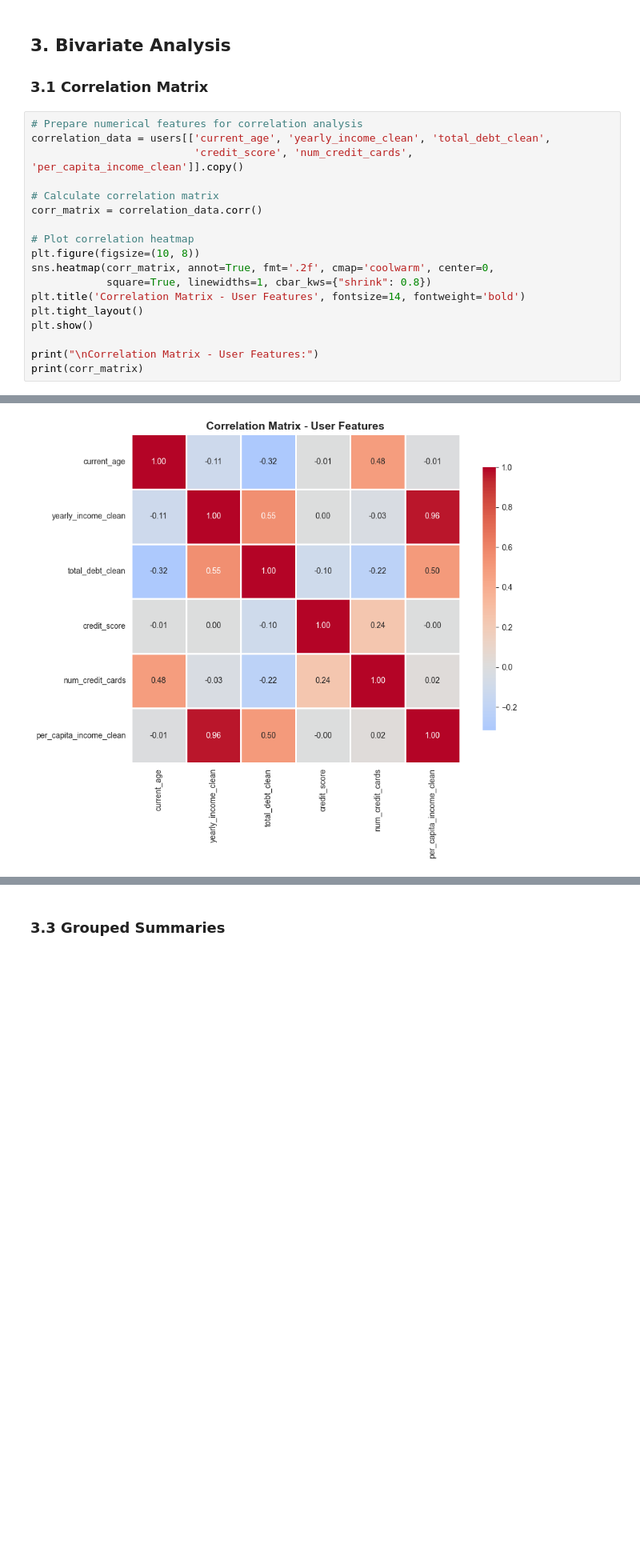
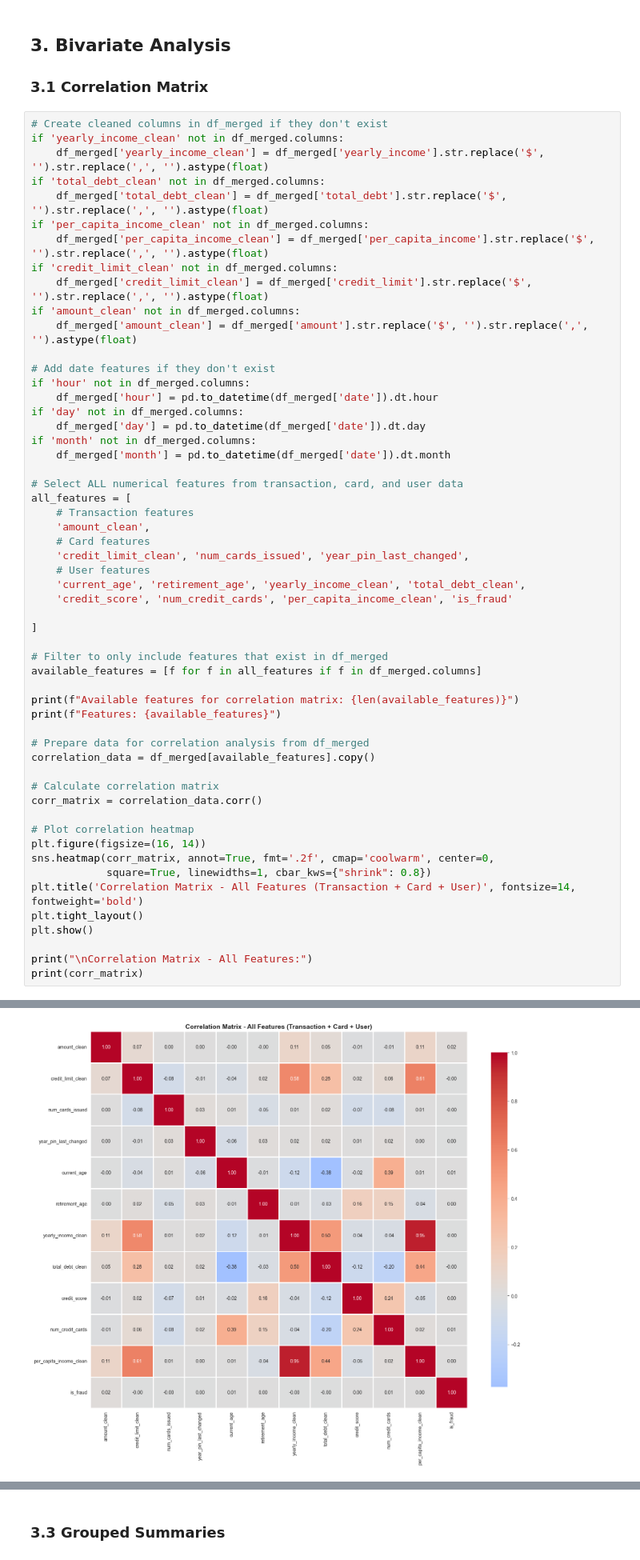
Before and after one commit to babdudu/dataMining, a Jupyter notebook: Project.ipynb, the cells around one changed output, grey strips where cells are left out. Shown at 80% size. Cells and saved outputs as stored; diff of their text form; blank space fills up the shorter version.

Commit message:
correlation matrix added more

```diff
--- a/Project.ipynb
+++ b/Project.ipynb
@@ -809,21 +809,58 @@ Name: count, dtype: float64
 
 ### 3.1 Correlation Matrix
 # %%
-# Prepare numerical features for correlation analysis
-correlation_data = users[['current_age', 'yearly_income_clean', 'total_debt_clean',
-                          'credit_score', 'num_credit_cards', 'per_capita_income_clean']].copy()
+# Create cleaned columns in df_merged if they don't exist
+if 'yearly_income_clean' not in df_merged.columns:
+    df_merged['yearly_income_clean'] = df_merged['yearly_income'].str.replace('$', '').str.replace(',', '').astype(float)
+if 'total_debt_clean' not in df_merged.columns:
+    df_merged['total_debt_clean'] = df_merged['total_debt'].str.replace('$', '').str.replace(',', '').astype(float)
+if 'per_capita_income_clean' not in df_merged.columns:
+    df_merged['per_capita_income_clean'] = df_merged['per_capita_income'].str.replace('$', '').str.replace(',', '').astype(float)
+if 'credit_limit_clean' not in df_merged.columns:
+    df_merged['credit_limit_clean'] = df_merged['credit_limit'].str.replace('$', '').str.replace(',', '').astype(float)
+if 'amount_clean' not in df_merged.columns:
+    df_merged['amount_clean'] = df_merged['amount'].str.replace('$', '').str.replace(',', '').astype(float)
+
+# Add date features if they don't exist
+if 'hour' not in df_merged.columns:
+    df_merged['hour'] = pd.to_datetime(df_merged['date']).dt.hour
+if 'day' not in df_merged.columns:
+    df_merged['day'] = pd.to_datetime(df_merged['date']).dt.day
+if 'month' not in df_merged.columns:
+    df_merged['month'] = pd.to_datetime(df_merged['date']).dt.month
+
+# Select ALL numerical features from transaction, card, and user data
+all_features = [
+    # Transaction features
+    'amount_clean',
+    # Card features
+    'credit_limit_clean', 'num_cards_issued', 'year_pin_last_changed',
+    # User features
+    'current_age', 'retirement_age', 'yearly_income_clean', 'total_debt_clean',
+    'credit_score', 'num_credit_cards', 'per_capita_income_clean', 'is_fraud'
+
+]
+
+# Filter to only include features that exist in df_merged
+available_features = [f for f in all_features if f in df_merged.columns]
+
+print(f"Available features for correlation matrix: {len(available_features)}")
+print(f"Features: {available_features}")
+
+# Prepare data for correlation analysis from df_merged
+correlation_data = df_merged[available_features].copy()
 
 # Calculate correlation matrix
 corr_matrix = correlation_data.corr()
 
 # Plot correlation heatmap
-plt.figure(figsize=(10, 8))
+plt.figure(figsize=(16, 14))
 sns.heatmap(corr_matrix, annot=True, fmt='.2f', cmap='coolwarm', center=0,
             square=True, linewidths=1, cbar_kws={"shrink": 0.8})
-plt.title('Correlation Matrix - User Features', fontsize=14, fontweight='bold')
+plt.title('Correlation Matrix - All Features (Transaction + Card + User)', fontsize=14, fontweight='bold')
 plt.tight_layout()
 plt.show()
 
-print("\nCorrelation Matrix - User Features:")
+print("\nCorrelation Matrix - All Features:")
 print(corr_matrix)
 # %% [output]
@@ -830 +869 @@ print(corr_matrix)
-[figure, old version]
+[figure, new version]
```
Also changed, not shown: parts of 3 cells of this notebook.
